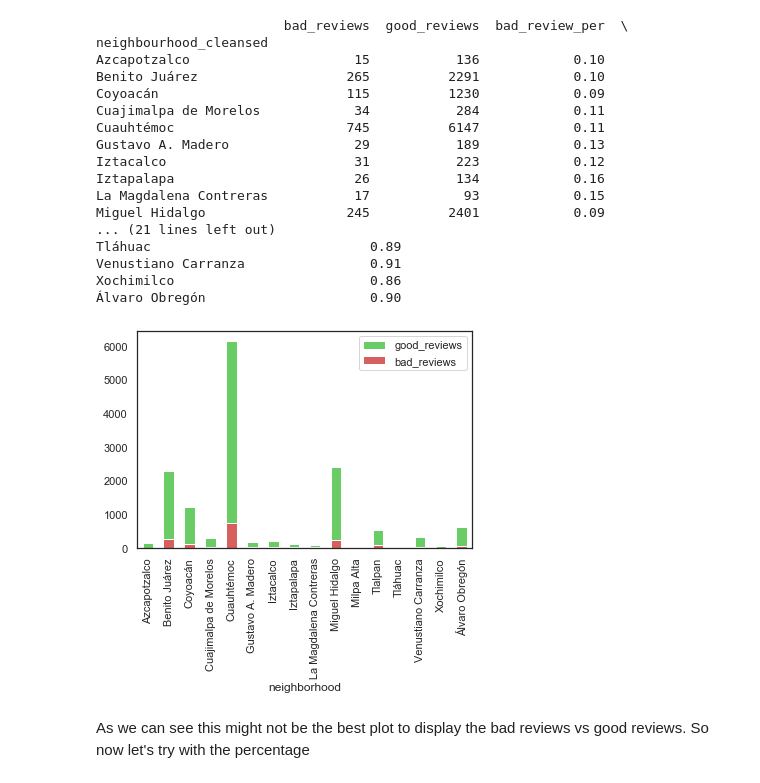
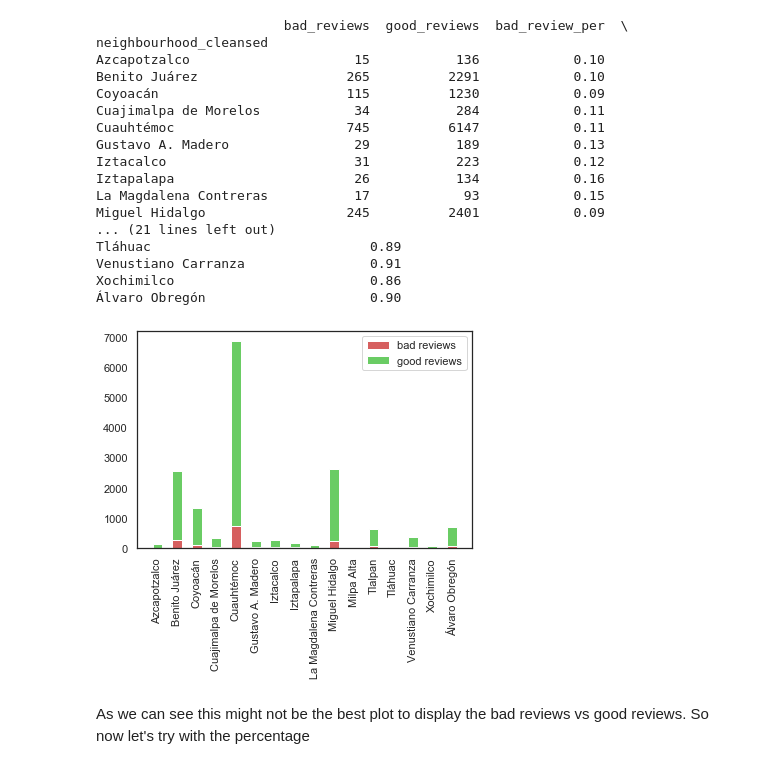
Before and after one commit to prope-2020-gh-classroom/practica-final-por-equipos-verano-2020-itam-EddOselotl, a Jupyter notebook: Neighborhoods_score.ipynb, the cells around one changed output. Cells and saved outputs as stored; diff of their text form; code cells hidden in the pictures.

Commit message:
Add bad vs good review percentage relation , Related #9

```diff
--- a/Neighborhoods_score.ipynb
+++ b/Neighborhoods_score.ipynb
@@ -187,12 +187,16 @@ Tláhuac                            0.89
 Venustiano Carranza                0.91
 Xochimilco                         0.86
 Álvaro Obregón                     0.90
-# %%
-df["neighborhood"] = df.index
-n_b = df.plot(x="neighborhood", y="good_reviews", kind="bar",color="g" )
-df.plot(x="neighborhood", y="bad_reviews", kind="bar", color="r",ax=n_b )
-plt.show()
-# %% [output]
-[figure, removed]
+# %%
+df["neighborhood"] = df.index
+fig,ax = plt.subplots()
+
+ax.bar(df.neighborhood,df.bad_reviews,0.5,label="bad reviews",color="r")
+ax.bar(df.neighborhood,df.good_reviews,0.5,label="good reviews", color="g", bottom=df.bad_reviews)
+ax.legend()
+plt.xticks(rotation=90)
+plt.show()
+# %% [output]
+[figure, added]
 # %% [markdown]
 As we can see this might not be the best plot to display the bad reviews vs good reviews. So now let's try with the percentage
```
Also changed, not shown: parts of 3 cells of this notebook.
